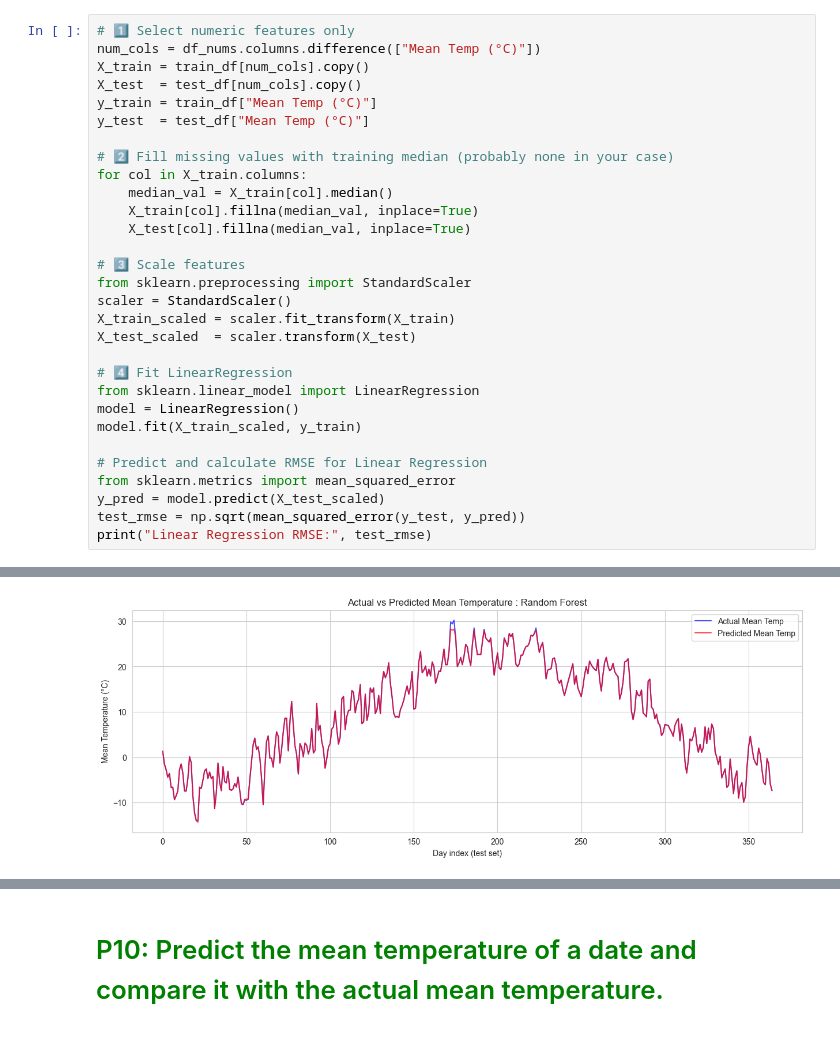
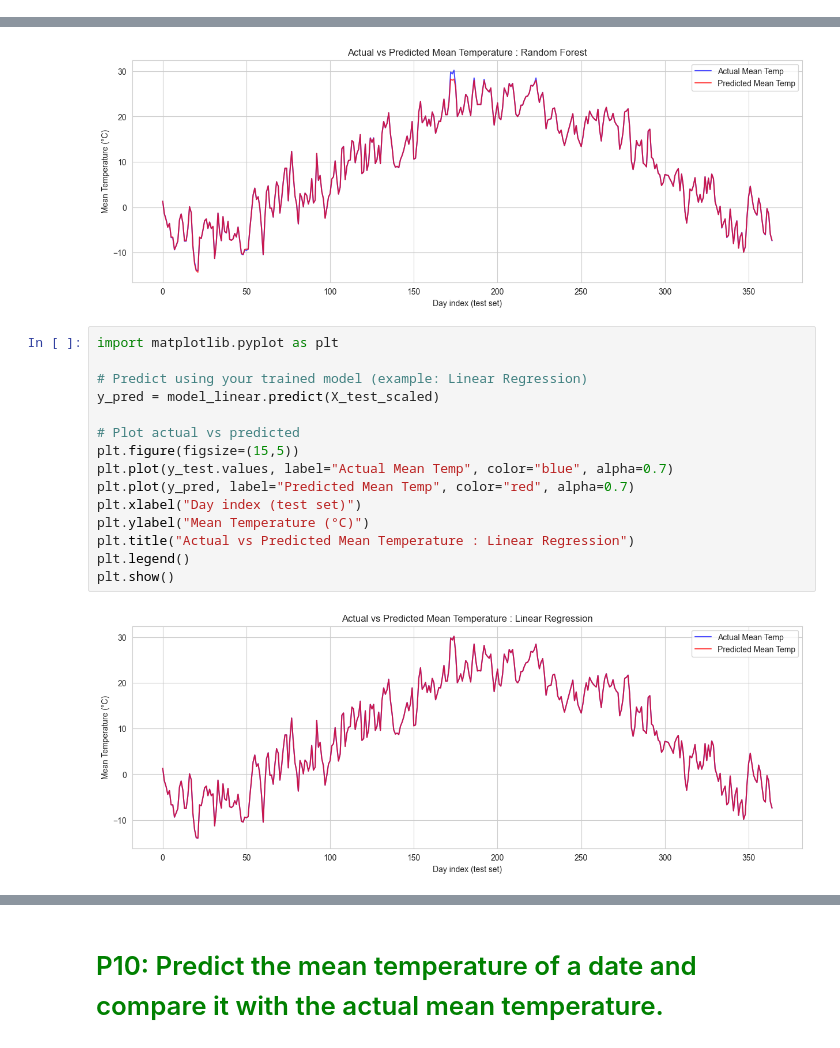
Before and after one commit to kirmanioussema12/Toronto_Weather_Prediction, a Jupyter notebook: notebooks/Assignment-4.ipynb, the cells around one changed output, grey strips where cells are left out. Cells and saved outputs as stored; diff of their text form.

```diff
--- a/notebooks/Assignment-4.ipynb
+++ b/notebooks/Assignment-4.ipynb
@@ -339,30 +340,0 @@ For example, when doing 'df[col].method(value, inplace=True)', try using 'df.met
-# %%
-# 1️⃣ Select numeric features only
-num_cols = df_nums.columns.difference(["Mean Temp (°C)"])
-X_train = train_df[num_cols].copy()
-X_test  = test_df[num_cols].copy()
-y_train = train_df["Mean Temp (°C)"]
-y_test  = test_df["Mean Temp (°C)"]
-
-# 2️⃣ Fill missing values with training median (probably none in your case)
-for col in X_train.columns:
-    median_val = X_train[col].median()
-    X_train[col].fillna(median_val, inplace=True)
-    X_test[col].fillna(median_val, inplace=True)
-
-# 3️⃣ Scale features
-from sklearn.preprocessing import StandardScaler
-scaler = StandardScaler()
-X_train_scaled = scaler.fit_transform(X_train)
-X_test_scaled  = scaler.transform(X_test)
-
-# 4️⃣ Fit LinearRegression
-from sklearn.linear_model import LinearRegression
-model = LinearRegression()
-model.fit(X_train_scaled, y_train)
-
-# Predict and calculate RMSE for Linear Regression
-from sklearn.metrics import mean_squared_error
-y_pred = model.predict(X_test_scaled)
-test_rmse = np.sqrt(mean_squared_error(y_test, y_pred))
-print("Linear Regression RMSE:", test_rmse)
@@ -430,6 +424,23 @@ plt.legend()
 plt.show()
 # %% [output]
 [figure]
+# %%
+import matplotlib.pyplot as plt
+
+# Predict using your trained model (example: Linear Regression)
+y_pred = model_linear.predict(X_test_scaled)
+
+# Plot actual vs predicted
+plt.figure(figsize=(15,5))
+plt.plot(y_test.values, label="Actual Mean Temp", color="blue", alpha=0.7)
+plt.plot(y_pred, label="Predicted Mean Temp", color="red", alpha=0.7)
+plt.xlabel("Day index (test set)")
+plt.ylabel("Mean Temperature (°C)")
+plt.title("Actual vs Predicted Mean Temperature : Linear Regression")
+plt.legend()
+plt.show()
+# %% [output]
+[figure, added]
 # %%
 import matplotlib.pyplot as plt
 
```
Also changed, not shown: parts of 6 cells of this notebook.
